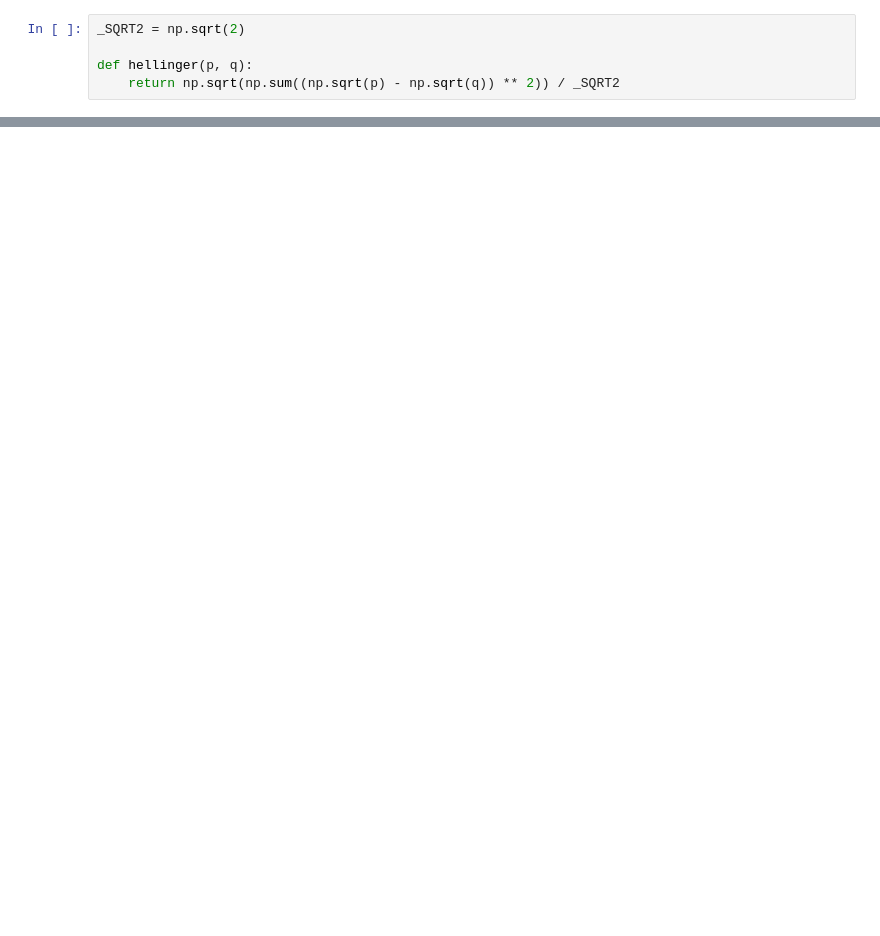
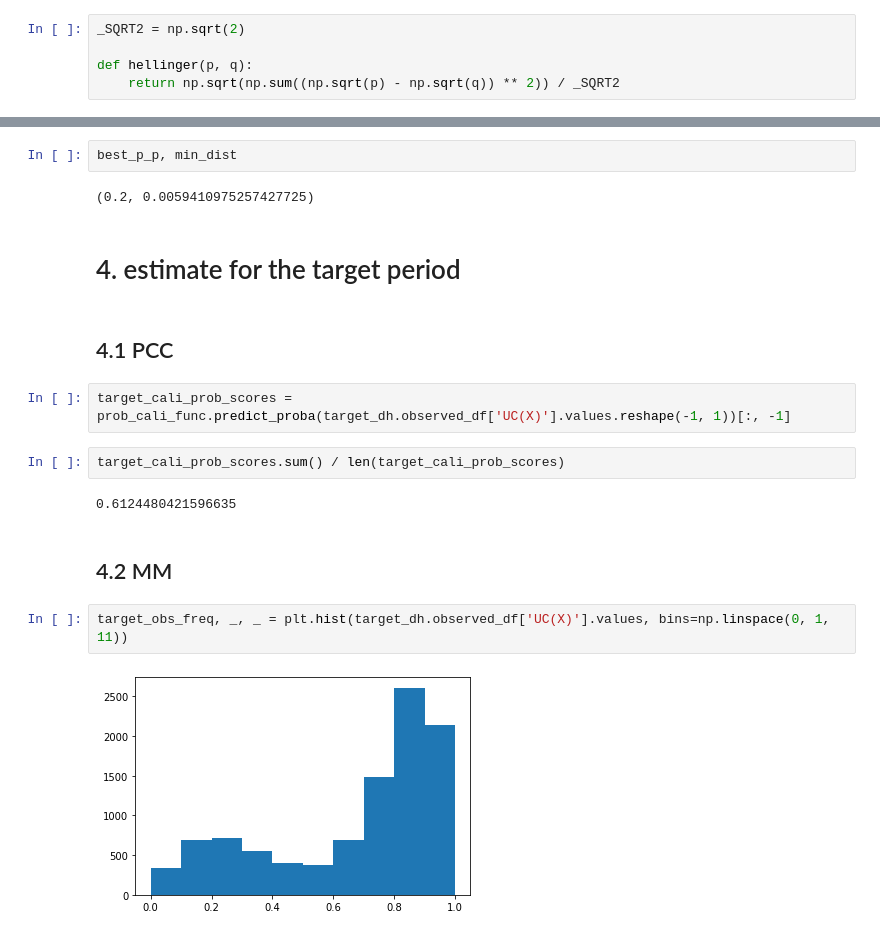
Before and after one commit to avalanchesiqi/prevalence-estimation-tutorial, a Jupyter notebook: code/Sec1-Data-Profiling-And-Three-Wrong-Approaches.ipynb, the cells around one changed output, grey strips where cells are left out. Drawn from its saved outputs; the diff is of its cells as text; blank space fills up the shorter version.

```diff
--- a/code/Sec1-Data-Profiling-And-Three-Wrong-Approaches.ipynb
+++ b/code/Sec1-Data-Profiling-And-Three-Wrong-Approaches.ipynb
@@ -2907,0 +327,20 @@ print(' & '.join(map('{:.3f}'.format, output_list)))
+# %%
+best_p_p, min_dist
+# %% [output]
+(0.2, 0.0059410975257427725)
+# %% [markdown]
+# 4. estimate for the target period
+# %% [markdown]
+## 4.1 PCC
+# %%
+target_cali_prob_scores = prob_cali_func.predict_proba(target_dh.observed_df['UC(X)'].values.reshape(-1, 1))[:, -1]
+# %%
+target_cali_prob_scores.sum() / len(target_cali_prob_scores)
+# %% [output]
+0.6124480421596635
+# %% [markdown]
+## 4.2 MM
+# %%
+target_obs_freq, _, _ = plt.hist(target_dh.observed_df['UC(X)'].values, bins=np.linspace(0, 1, 11))
+# %% [output]
+[figure, added]
```
Also changed, not shown: parts of 140 cells of this notebook, 3 other files.
